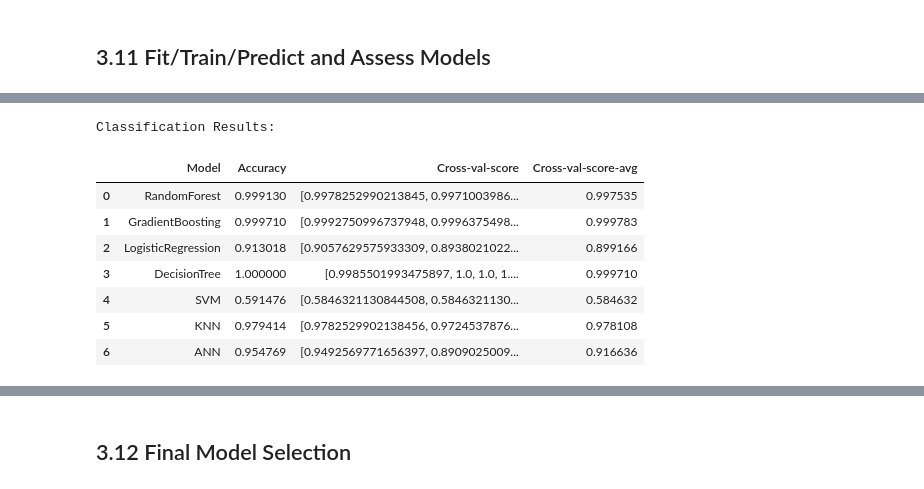
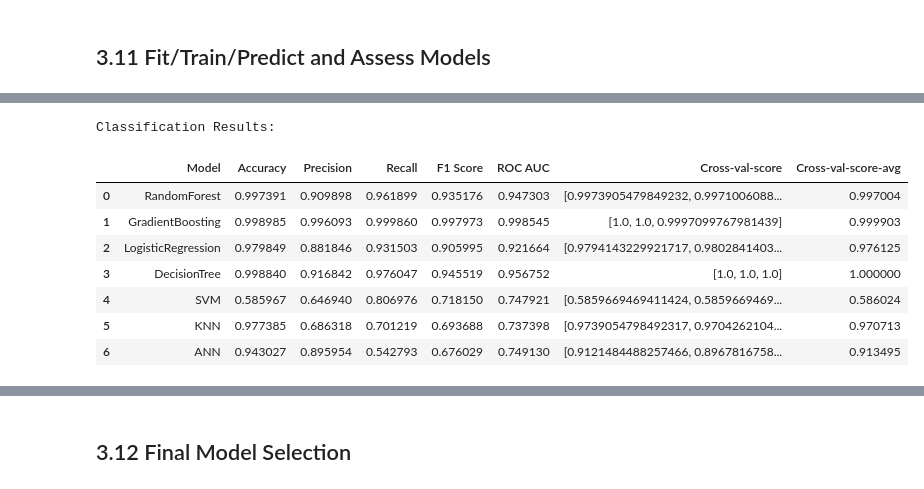
Before and after one commit to OCD0505/Springboard-Capstone-Three, a Jupyter notebook: notebooks/3.0-faa-pre-processing-and-training-data-development-cap3.ipynb, the cells around one changed output, grey strips where cells are left out. Cells and saved outputs as stored; diff of their text form; code cells hidden in the pictures.

```diff
--- a/notebooks/3.0-faa-pre-processing-and-training-data-development-cap3.ipynb
+++ b/notebooks/3.0-faa-pre-processing-and-training-data-development-cap3.ipynb
@@ -465,4 +462,4 @@ X = DonationData_V03_Encoded_vectorized.drop(columns=['Churned'])
 y = DonationData_V03_Encoded_vectorized['Churned']
 
 # Splitting into training and testing sets
-X_train, X_test, y_train, y_test = train_test_split(X, y, test_size=0.2, random_state=42)
+X_train, X_test, y_train, y_test = train_test_split(X, y, test_size=0.4, random_state=42)
@@ -575,16 +573,15 @@ In this section, pipelines will be setup to streamline the model comparison proc
 # %% [markdown]
 #### 3.10.1 Define Pipeline(s) <a id="3101-define"></a>
 # %%
-# Pipeline for classification models to be explored
-
+# Define pipline for classification models being evaluated
 classification_pipelines = [
-    ('RandomForest', RandomForestClassifier()),  # Ensemble method based on decision trees
-    ('GradientBoosting', GradientBoostingClassifier()),  # Ensemble method that builds trees sequentially
-    ('LogisticRegression', LogisticRegression()),  # Linear model for binary classification
-    ('DecisionTree', DecisionTreeClassifier()),  # A single decision tree
-    ('SVM', SVC()),  # Support Vector Machine classifier
-    ('KNN', KNeighborsClassifier()),  # K-Nearest Neighbors classifier
-    ('ANN', MLPClassifier())  # Artificial Neural Network classifier
+    ('RandomForest', RandomForestClassifier()),  # Ensemble method using multiple decision trees, generally robust and less prone to overfitting.
+    ('GradientBoosting', GradientBoostingClassifier()),  # Ensemble method that builds trees sequentially, optimizing residuals of previous trees, often yields high accuracy.
+    ('LogisticRegression', LogisticRegression(max_iter=10000)),  # Linear model for binary classification, useful for understanding feature importance.
+    ('DecisionTree', DecisionTreeClassifier()),  # Simple tree structure where decisions are made based on feature values, easy to interpret but prone to overfitting.
+    ('SVM', SVC()),  # Support Vector Machine, finds the optimal hyperplane for classification, works well with clear margin of separation.
+    ('KNN', KNeighborsClassifier()),  # K-Nearest Neighbors, classifies based on the majority class among the k-nearest neighbors, sensitive to feature scaling.
+    ('ANN', MLPClassifier(max_iter=10000))  # Artificial Neural Network, model inspired by biological neural networks, powerful for capturing complex patterns.
 ]
 # %% [markdown]
 ## 3.11 Fit/Train/Predict and Assess Models  <a id="311-fit-train-predict-and-assess"></a>
@@ -665,15 +659,15 @@ Elapsed Time: 318.285560131073 seconds
-# %%
-# Display results for classification
-results_df_cls = pd.DataFrame(results_cls)
-print("\nClassification Results:")
-results_df_cls
-# %% [output]
-Classification Results:
-|  | Model | Accuracy | Cross-val-score | Cross-val-score-avg |
-| 0 | RandomForest | 0.999130 | [0.9978252990213845, 0.9971003986... | 0.997535 |
-| 1 | GradientBoosting | 0.999710 | [0.9992750996737948, 0.9996375498... | 0.999783 |
-| 2 | LogisticRegression | 0.913018 | [0.9057629575933309, 0.8938021022... | 0.899166 |
-| 3 | DecisionTree | 1.000000 | [0.9985501993475897, 1.0, 1.0, 1.... | 0.999710 |
-| 4 | SVM | 0.591476 | [0.5846321130844508, 0.5846321130... | 0.584632 |
-| 5 | KNN | 0.979414 | [0.9782529902138456, 0.9724537876... | 0.978108 |
-| 6 | ANN | 0.954769 | [0.9492569771656397, 0.8909025009... | 0.916636 |
+# %%
+# Convert results to DataFrame for better visualization
+print("\nClassification Results:")
+results_df = pd.DataFrame(results_cls)
+results_df
+# %% [output]
+Classification Results:
+|  | Model | Accuracy | Precision | Recall | F1 Score | ROC AUC | Cross-val-score | Cross-val-score-avg |
+| 0 | RandomForest | 0.997391 | 0.909898 | 0.961899 | 0.935176 | 0.947303 | [0.9973905479849232, 0.9971006088... | 0.997004 |
+| 1 | GradientBoosting | 0.998985 | 0.996093 | 0.999860 | 0.997973 | 0.998545 | [1.0, 1.0, 0.9997099767981439] | 0.999903 |
+| 2 | LogisticRegression | 0.979849 | 0.881846 | 0.931503 | 0.905995 | 0.921664 | [0.9794143229921717, 0.9802841403... | 0.976125 |
+| 3 | DecisionTree | 0.998840 | 0.916842 | 0.976047 | 0.945519 | 0.956752 | [1.0, 1.0, 1.0] | 1.000000 |
+| 4 | SVM | 0.585967 | 0.646940 | 0.806976 | 0.718150 | 0.747921 | [0.5859669469411424, 0.5859669469... | 0.586024 |
+| 5 | KNN | 0.977385 | 0.686318 | 0.701219 | 0.693688 | 0.737398 | [0.9739054798492317, 0.9704262104... | 0.970713 |
+| 6 | ANN | 0.943027 | 0.895954 | 0.542793 | 0.676029 | 0.749130 | [0.9121484488257466, 0.8967816758... | 0.913495 |
```
Also changed, not shown: parts of 42 cells of this notebook, 4 other files.
